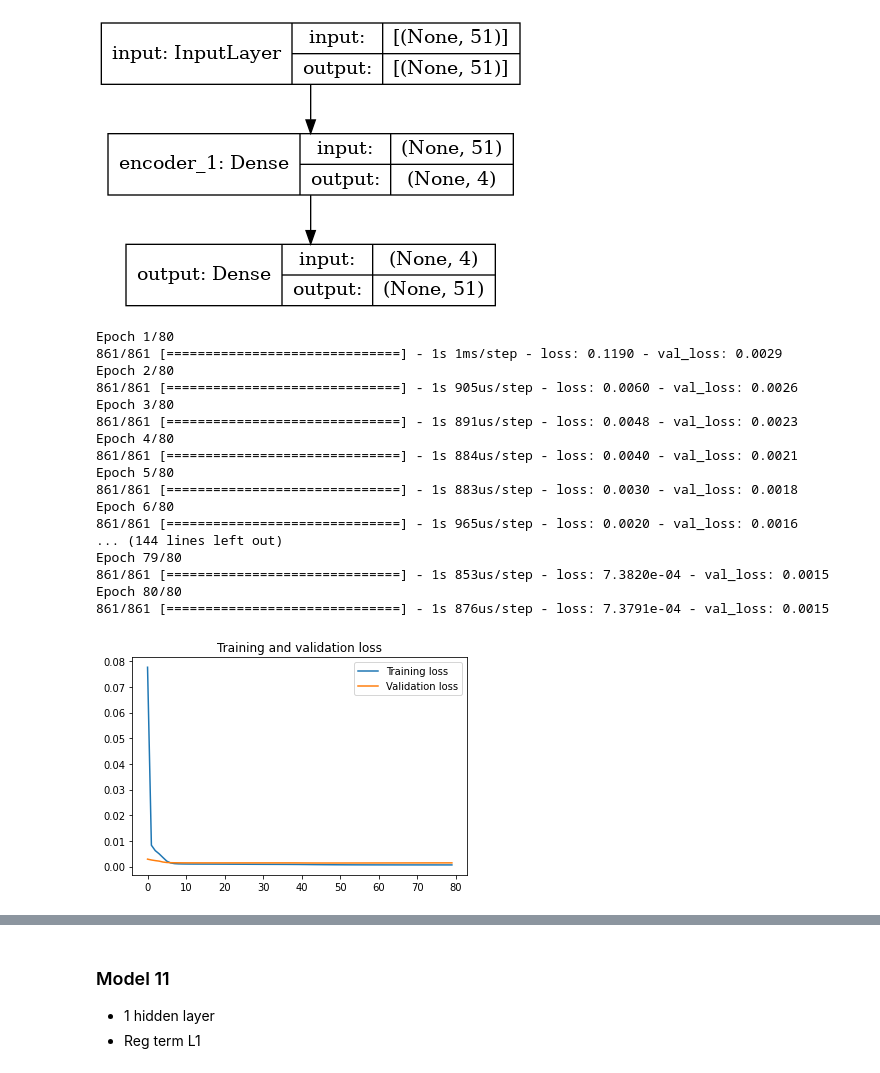
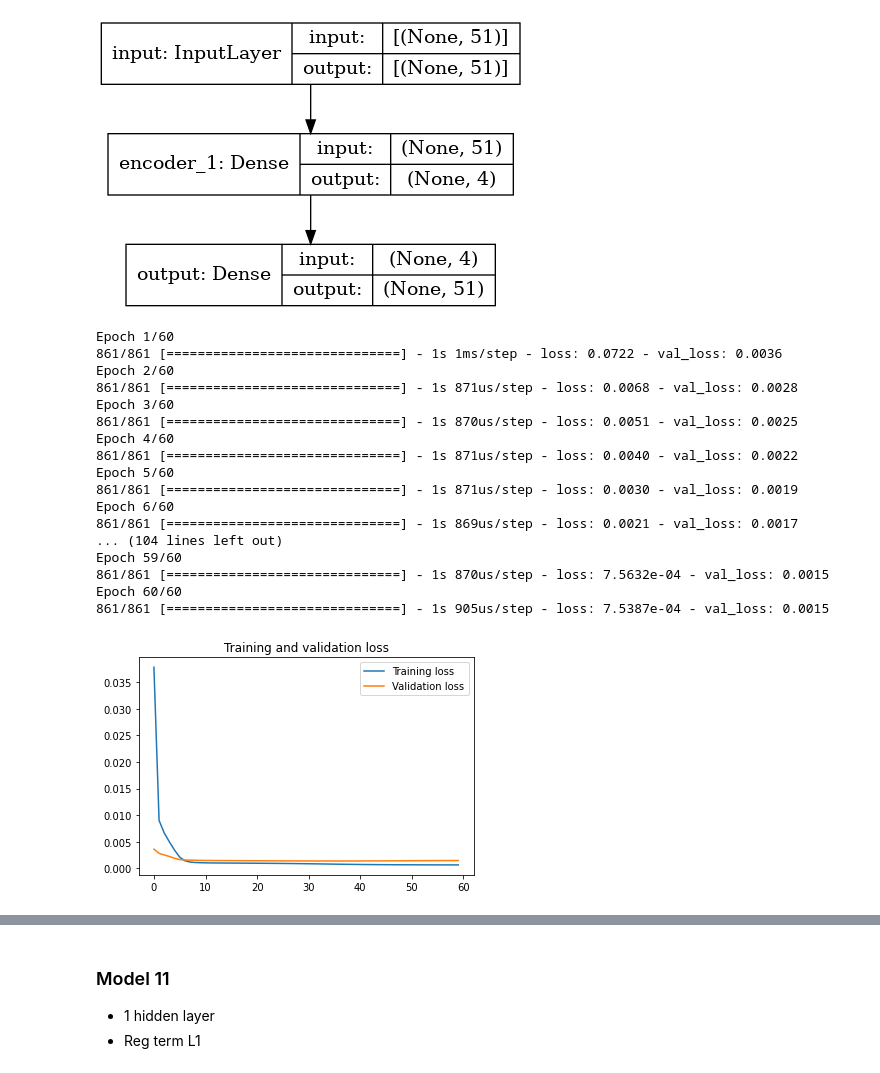
Before and after one commit to victorrenop/neural-networks, a Jupyter notebook: networks/final_project/autoencoder_anomaly_detection-MSE.ipynb, the cells around one changed output, grey strips where cells are left out. Cells and saved outputs as stored; diff of their text form; code cells hidden in the pictures.

```diff
--- a/networks/final_project/autoencoder_anomaly_detection-MSE.ipynb
+++ b/networks/final_project/autoencoder_anomaly_detection-MSE.ipynb
@@ -620,5 +650,5 @@ plot_model(models[-1], show_shapes=True)
 # %% [output]
 [figure]
 # %%
-run_model(models[-1], 80, 128, x_train, x_test)
+run_model(models[-1], epochs, 128, x_train, x_test)
 # %% [output]
@@ -673,5 +704,5 @@ plot_model(models[-1], show_shapes=True)
 # %% [output]
 [figure]
 # %%
-run_model(models[-1], 80, 128, x_train, x_test)
+run_model(models[-1], epochs, 128, x_train, x_test)
 # %% [output]
@@ -745,5 +777,5 @@ plot_model(models[-1], show_shapes=True)
 # %% [output]
 [figure]
 # %%
-run_model(models[-1], 80, 128, x_train, x_test)
+run_model(models[-1], epochs, 128, x_train, x_test)
 # %% [output]
@@ -823,5 +856,5 @@ plot_model(models[-1], show_shapes=True)
 # %% [output]
 [figure]
 # %%
-run_model(models[-1], 80, 128, x_train, x_test)
+run_model(models[-1], epochs, 128, x_train, x_test)
 # %% [output]
@@ -881,26 +917,26 @@ plot_model(models[-1], show_shapes=True)
 # %% [output]
 [figure]
 # %%
-run_model(models[-1], 80, 128, x_train, x_test)
+run_model(models[-1], epochs, 128, x_train, x_test)
 # %% [output]
-Epoch 1/80
-861/861 [==============================] - 1s 1ms/step - loss: 0.1190 - val_loss: 0.0029
-Epoch 2/80
-861/861 [==============================] - 1s 905us/step - loss: 0.0060 - val_loss: 0.0026
-Epoch 3/80
-861/861 [==============================] - 1s 891us/step - loss: 0.0048 - val_loss: 0.0023
-Epoch 4/80
-861/861 [==============================] - 1s 884us/step - loss: 0.0040 - val_loss: 0.0021
-Epoch 5/80
-861/861 [==============================] - 1s 883us/step - loss: 0.0030 - val_loss: 0.0018
-Epoch 6/80
-861/861 [==============================] - 1s 965us/step - loss: 0.0020 - val_loss: 0.0016
-... (144 lines left out)
-Epoch 79/80
-861/861 [==============================] - 1s 853us/step - loss: 7.3820e-04 - val_loss: 0.0015
-Epoch 80/80
-861/861 [==============================] - 1s 876us/step - loss: 7.3791e-04 - val_loss: 0.0015
+Epoch 1/60
+861/861 [==============================] - 1s 1ms/step - loss: 0.0722 - val_loss: 0.0036
+Epoch 2/60
+861/861 [==============================] - 1s 871us/step - loss: 0.0068 - val_loss: 0.0028
+Epoch 3/60
+861/861 [==============================] - 1s 870us/step - loss: 0.0051 - val_loss: 0.0025
+Epoch 4/60
+861/861 [==============================] - 1s 871us/step - loss: 0.0040 - val_loss: 0.0022
+Epoch 5/60
+861/861 [==============================] - 1s 871us/step - loss: 0.0030 - val_loss: 0.0019
+Epoch 6/60
+861/861 [==============================] - 1s 869us/step - loss: 0.0021 - val_loss: 0.0017
+... (104 lines left out)
+Epoch 59/60
+861/861 [==============================] - 1s 870us/step - loss: 7.5632e-04 - val_loss: 0.0015
+Epoch 60/60
+861/861 [==============================] - 1s 905us/step - loss: 7.5387e-04 - val_loss: 0.0015
-[figure, old version]
+[figure, new version]
 # %%
 find_and_plot_anomalies(models[-1], x_train, x_test, original_dataset, pump_status, broken_markers)
 # %% [output]
```
Also changed, not shown: parts of 23 cells of this notebook.
